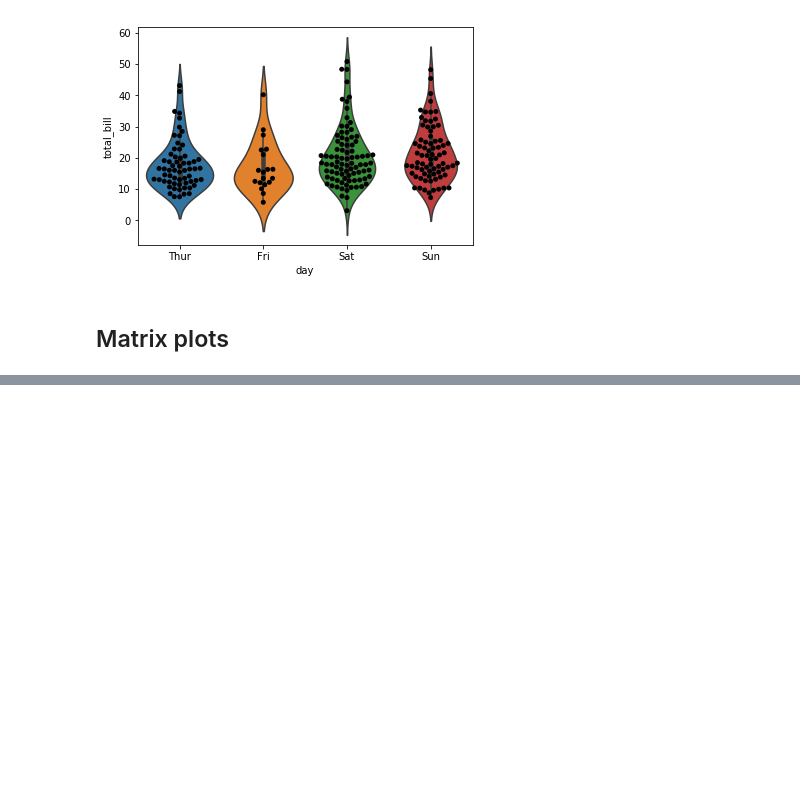
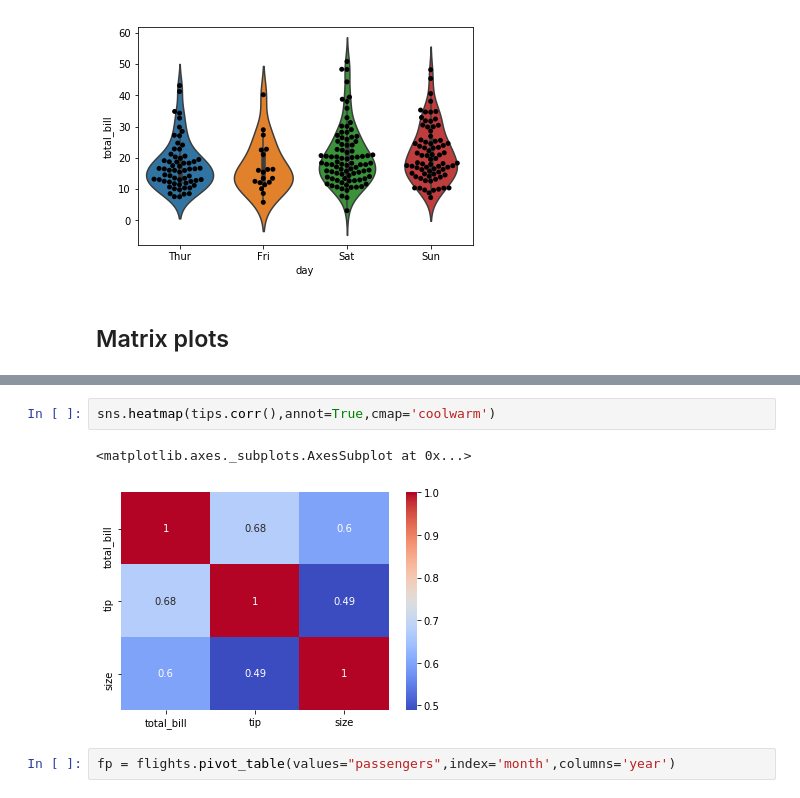
Before and after one commit to jingwang9302/DataScience-and-ML, a Jupyter notebook: Seaborn.ipynb, the cells around one changed output, grey strips where cells are left out. Saved outputs shown, nothing was run; the diff lists cells and outputs as text; blank space fills up the shorter version.

Commit message:
add MatrixPlot and GridPlot

```diff
--- a/Seaborn.ipynb
+++ b/Seaborn.ipynb
@@ -192,0 +224,7 @@ sns.swarmplot('day',"total_bill",data = tips,color = 'black')
+# %%
+sns.heatmap(tips.corr(),annot=True,cmap='coolwarm')
+# %% [output]
+<matplotlib.axes._subplots.AxesSubplot at 0x...>
+[figure, added]
+# %%
+fp = flights.pivot_table(values="passengers",index='month',columns='year')
```
Also changed, not shown: parts of 24 cells of this notebook.
